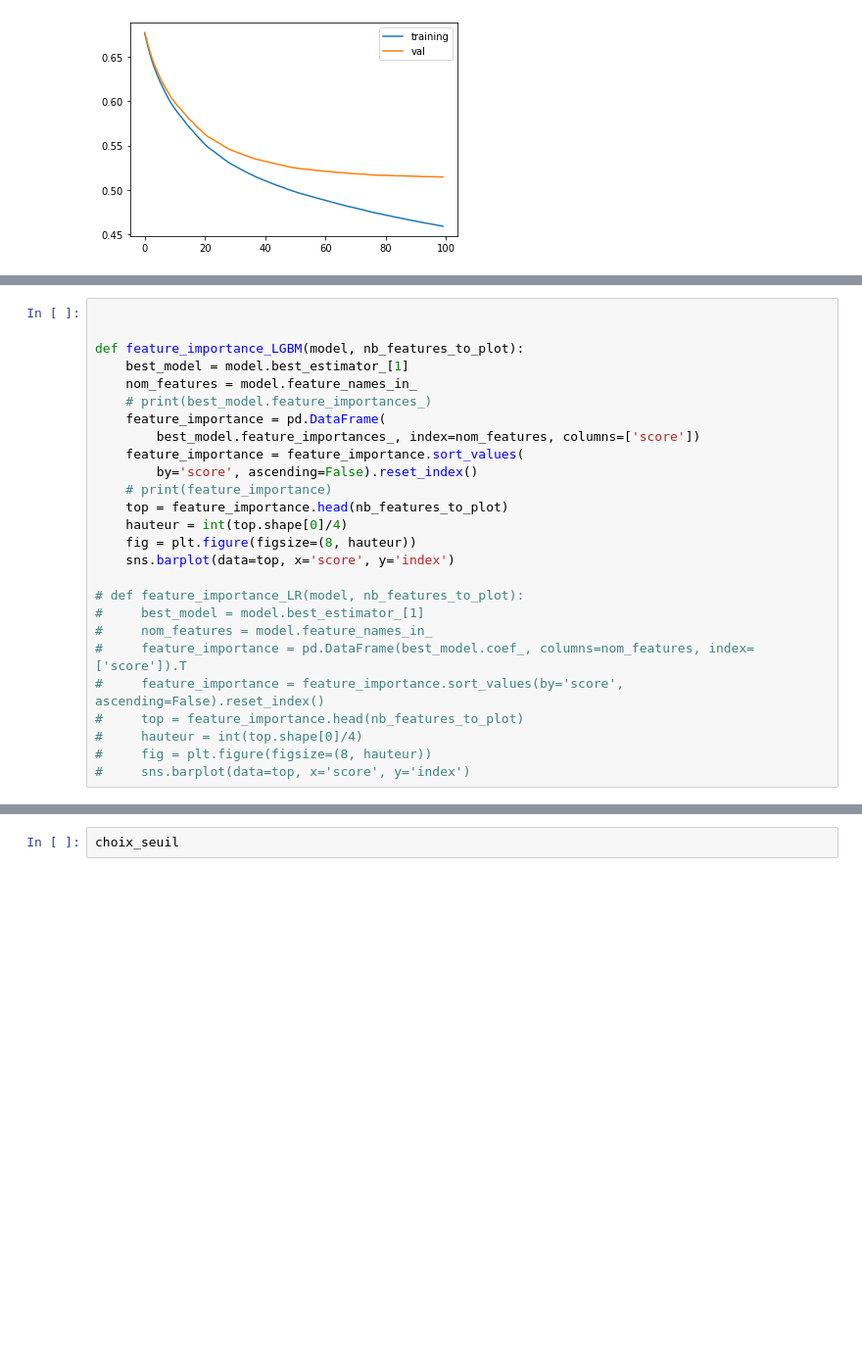
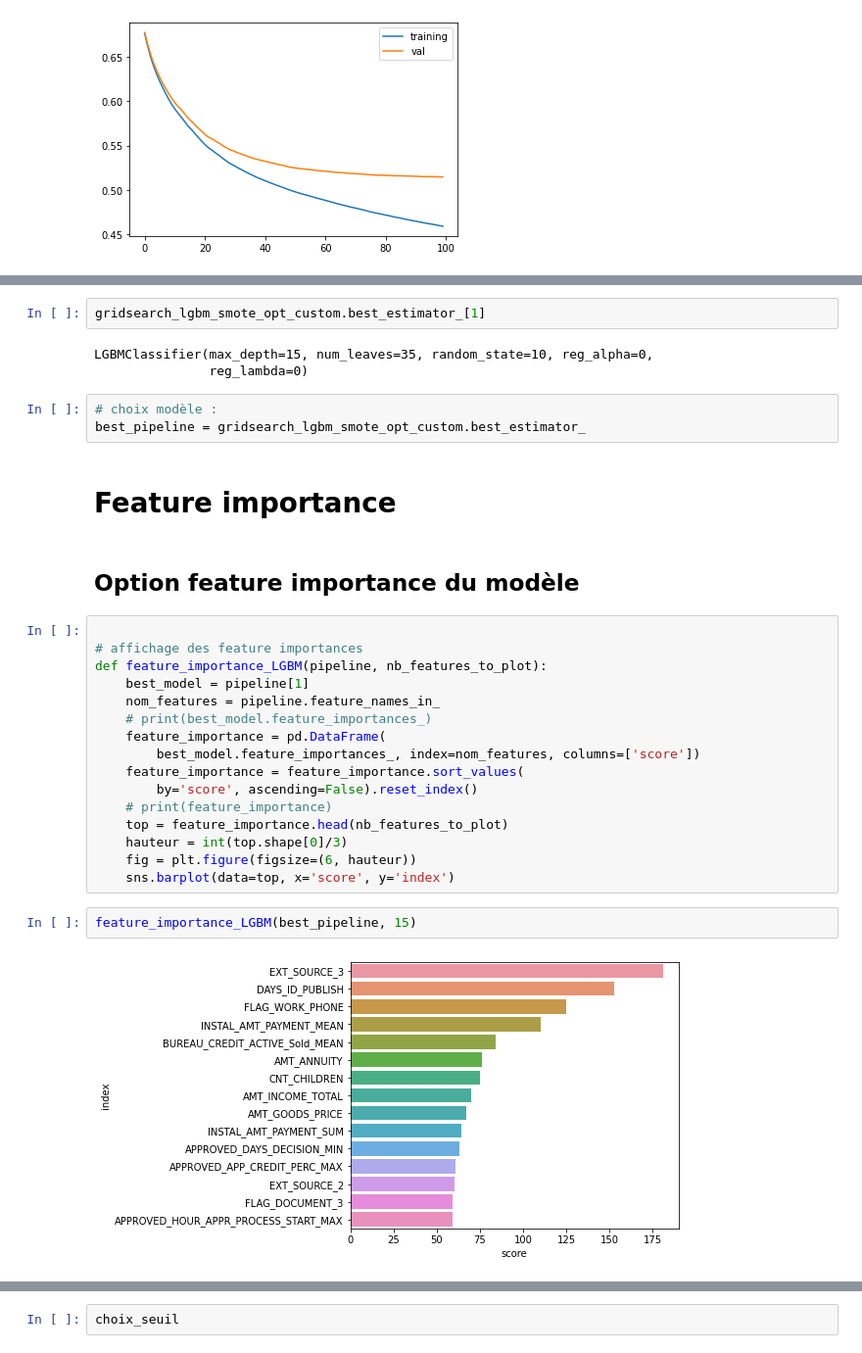
Before and after one commit to HDeBoissezon/P7, a Jupyter notebook: P7_Modelling.ipynb, the cells around one changed output, grey strips where cells are left out. Shown at 98% size. Saved outputs shown, nothing was run; the diff lists cells and outputs as text; blank space fills up the shorter version.

```diff
--- a/P7_Modelling.ipynb
+++ b/P7_Modelling.ipynb
@@ -1252,26 +1165,0 @@ GridSearchCV(cv=5,
-# %%
-
-
-def feature_importance_LGBM(model, nb_features_to_plot):
-    best_model = model.best_estimator_[1]
-    nom_features = model.feature_names_in_
-    # print(best_model.feature_importances_)
-    feature_importance = pd.DataFrame(
-        best_model.feature_importances_, index=nom_features, columns=['score'])
-    feature_importance = feature_importance.sort_values(
-        by='score', ascending=False).reset_index()
-    # print(feature_importance)
-    top = feature_importance.head(nb_features_to_plot)
-    hauteur = int(top.shape[0]/4)
-    fig = plt.figure(figsize=(8, hauteur))
-    sns.barplot(data=top, x='score', y='index')
-
-# def feature_importance_LR(model, nb_features_to_plot):
-#     best_model = model.best_estimator_[1]
-#     nom_features = model.feature_names_in_
-#     feature_importance = pd.DataFrame(best_model.coef_, columns=nom_features, index=['score']).T
-#     feature_importance = feature_importance.sort_values(by='score', ascending=False).reset_index()
-#     top = feature_importance.head(nb_features_to_plot)
-#     hauteur = int(top.shape[0]/4)
-#     fig = plt.figure(figsize=(8, hauteur))
-#     sns.barplot(data=top, x='score', y='index')
@@ -1353,0 +1170,32 @@ plt.show()
+# %%
+gridsearch_lgbm_smote_opt_custom.best_estimator_[1]
+# %% [output]
+LGBMClassifier(max_depth=15, num_leaves=35, random_state=10, reg_alpha=0,
+               reg_lambda=0)
+# %%
+# choix modèle :
+best_pipeline = gridsearch_lgbm_smote_opt_custom.best_estimator_
+# %% [markdown]
+ # Feature importance
+# %% [markdown]
+## Option feature importance du modèle
+# %%
+
+# affichage des feature importances
+def feature_importance_LGBM(pipeline, nb_features_to_plot):
+    best_model = pipeline[1]
+    nom_features = pipeline.feature_names_in_
+    # print(best_model.feature_importances_)
+    feature_importance = pd.DataFrame(
+        best_model.feature_importances_, index=nom_features, columns=['score'])
+    feature_importance = feature_importance.sort_values(
+        by='score', ascending=False).reset_index()
+    # print(feature_importance)
+    top = feature_importance.head(nb_features_to_plot)
+    hauteur = int(top.shape[0]/3)
+    fig = plt.figure(figsize=(6, hauteur))
+    sns.barplot(data=top, x='score', y='index')
+# %%
+feature_importance_LGBM(best_pipeline, 15)
+# %% [output]
+[figure, added]
```
Also changed, not shown: parts of 85 cells of this notebook, 5 other files.
